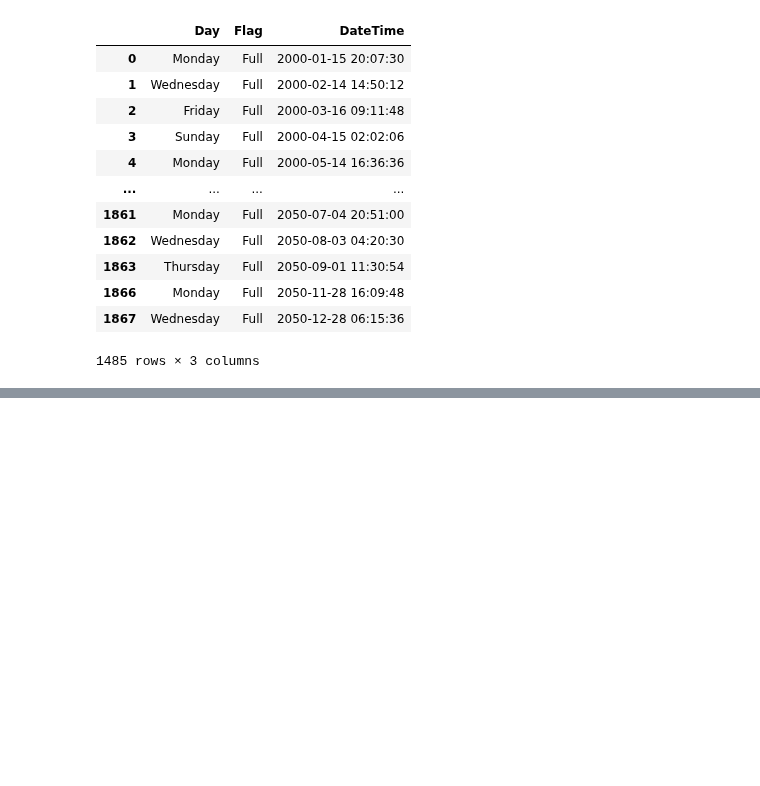
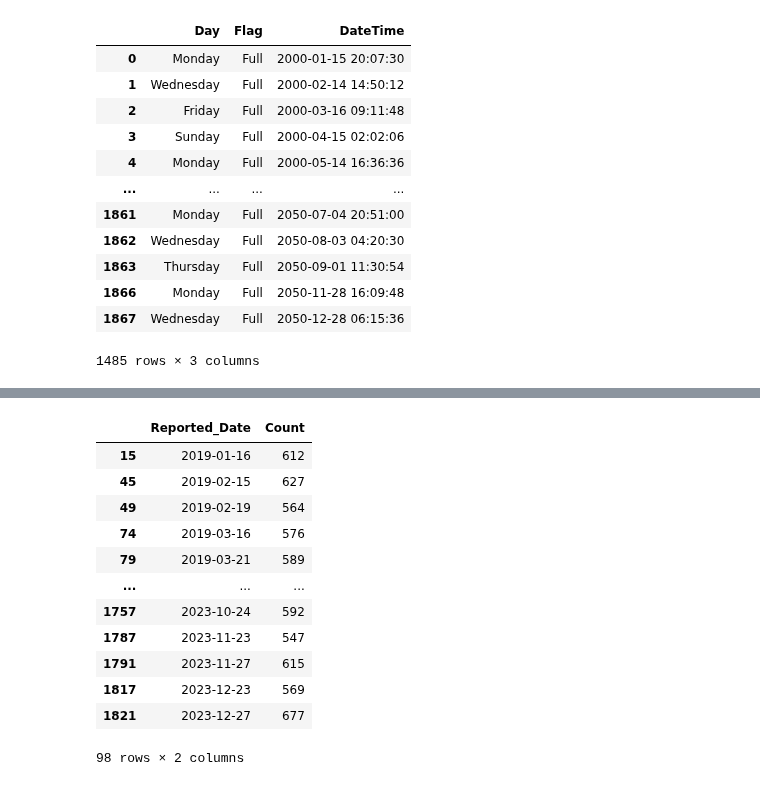
Before and after one commit to mattlundberg/Project-1, a Jupyter notebook: jason.ipynb, the cells around one changed output, grey strips where cells are left out. Cells and saved outputs as stored; diff of their text form; code cells hidden in the pictures; blank space fills up the shorter version.

```diff
--- a/jason.ipynb
+++ b/jason.ipynb
@@ -144,0 +169,21 @@ display(full_moon_simplified_df)
+# %%
+# Display Count for Reported_Date that appears in both emergency_df_grouped and full_moon_simplified_df
+# Step 1: Find the common Reported_Date values
+common_dates = emergency_df_grouped[emergency_df_grouped['Reported_Date'].isin(full_moon_simplified_date_df['Date'])]
+
+# Display the count of common Reported_Date values
+display(common_dates)
+# %% [output]
+|  | Reported_Date | Count |
+| 15 | 2019-01-16 | 612 |
+| 45 | 2019-02-15 | 627 |
+| 49 | 2019-02-19 | 564 |
+| 74 | 2019-03-16 | 576 |
+| 79 | 2019-03-21 | 589 |
+| ... | ... | ... |
+| 1757 | 2023-10-24 | 592 |
+| 1787 | 2023-11-23 | 547 |
+| 1791 | 2023-11-27 | 615 |
+| 1817 | 2023-12-23 | 569 |
+| 1821 | 2023-12-27 | 677 |
+98 rows × 2 columns
```
Also changed, not shown: parts of 3 cells of this notebook.
